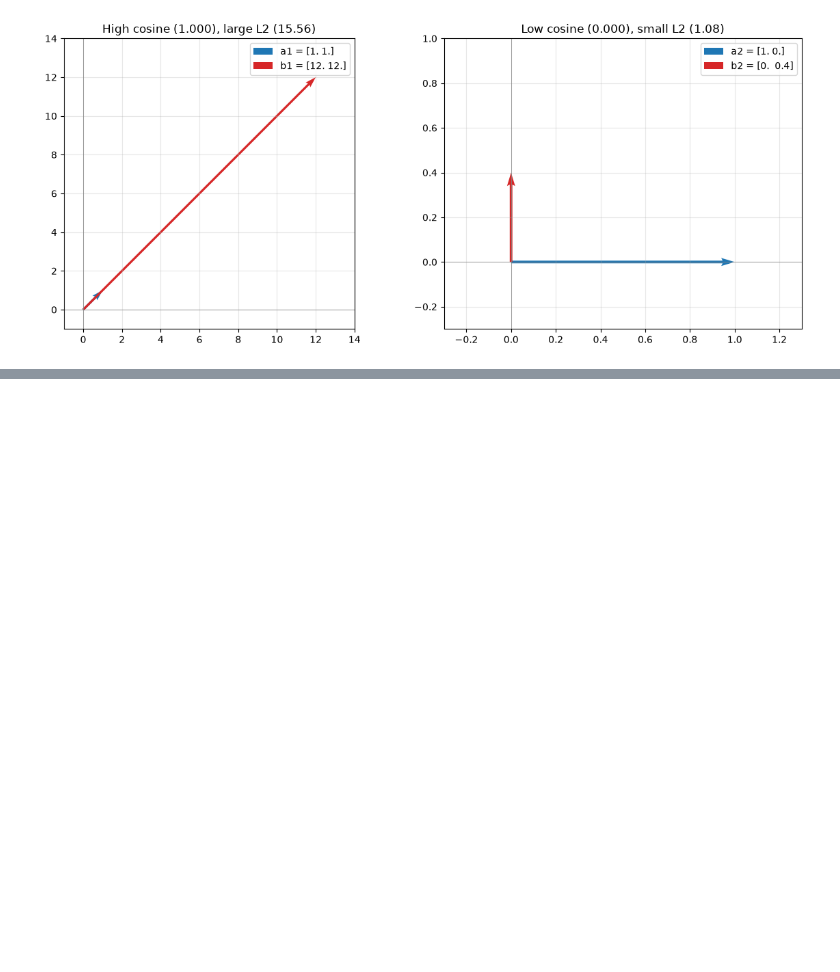
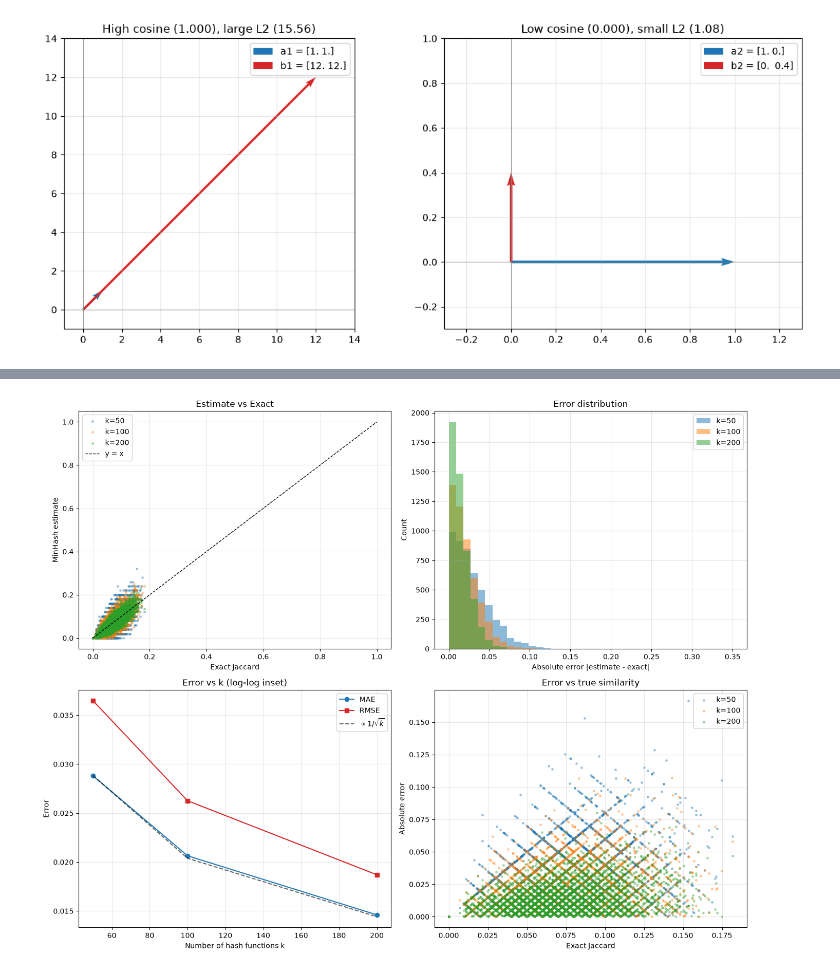
Before and after one commit to Saransh-Basu-01/AI_Engineering, a Jupyter notebook: Math_Fundamentals/Norms_and_distances/Exercise.ipynb, the cells around one changed output, grey strips where cells are left out. Saved outputs shown, nothing was run; the diff lists cells and outputs as text; code cells hidden in the pictures; blank space fills up the shorter version.

```diff
--- a/Math_Fundamentals/Norms_and_distances/Exercise.ipynb
+++ b/Math_Fundamentals/Norms_and_distances/Exercise.ipynb
@@ -85,0 +169,62 @@ Case 2: cos=0.000, L2=1.077
+# %%
+fig, axes = plt.subplots(2, 2, figsize=(14, 11))
+
+# ---- Panel A: MinHash estimate vs exact ----
+ax = axes[0, 0]
+colors = {50: "tab:blue", 100: "tab:orange", 200: "tab:green"}
+for k in ks:
+    est = results[k]["est"]
+    ax.scatter(exact, est, s=6, alpha=0.35, label=f"k={k}",
+               color=colors[k])
+ax.plot([0, 1], [0, 1], "k--", lw=1, label="y = x")
+ax.set_xlabel("Exact Jaccard")
+ax.set_ylabel("MinHash estimate")
+ax.set_title("Estimate vs Exact")
+ax.legend()
+ax.grid(alpha=0.3)
+
+# ---- Panel B: Error distribution ----
+ax = axes[0, 1]
+bins = np.linspace(0, 0.35, 40)
+for k in ks:
+    ax.hist(results[k]["err"], bins=bins, alpha=0.5,
+            label=f"k={k}", color=colors[k])
+ax.set_xlabel("Absolute error |estimate - exact|")
+ax.set_ylabel("Count")
+ax.set_title("Error distribution")
+ax.legend()
+ax.grid(alpha=0.3)
+
+# ---- Panel C: MAE / RMSE vs k ----
+ax = axes[1, 0]
+maes = [results[k]["err"].mean() for k in ks]
+rmses = [np.sqrt((results[k]["err"]**2).mean()) for k in ks]
+ax.plot(ks, maes, "o-", label="MAE", color="tab:blue")
+ax.plot(ks, rmses, "s-", label="RMSE", color="tab:red")
+
+# Theoretical 1/sqrt(k) guide
+ref = maes[0] * np.sqrt(50 / np.array(ks))
+ax.plot(ks, ref, "k--", alpha=0.6, label=r"$\propto 1/\sqrt{k}$")
+
+ax.set_xlabel("Number of hash functions k")
+ax.set_ylabel("Error")
+ax.set_title("Error vs k (log-log inset)")
+ax.legend()
+ax.grid(alpha=0.3, which="both")
+
+# ---- Panel D: Error vs exact Jaccard (bias check) ----
+ax = axes[1, 1]
+for k in ks:
+    ax.scatter(exact, results[k]["err"], s=6, alpha=0.35,
+               color=colors[k], label=f"k={k}")
+ax.set_xlabel("Exact Jaccard")
+ax.set_ylabel("Absolute error")
+ax.set_title("Error vs true similarity")
+ax.legend()
+ax.grid(alpha=0.3)
+
+plt.tight_layout()
+plt.savefig("minhash_error.png", dpi=120)
+plt.show()
+# %% [output]
+[figure, added]
```
Also changed, not shown: parts of 2 cells of this notebook, 1 other file.
